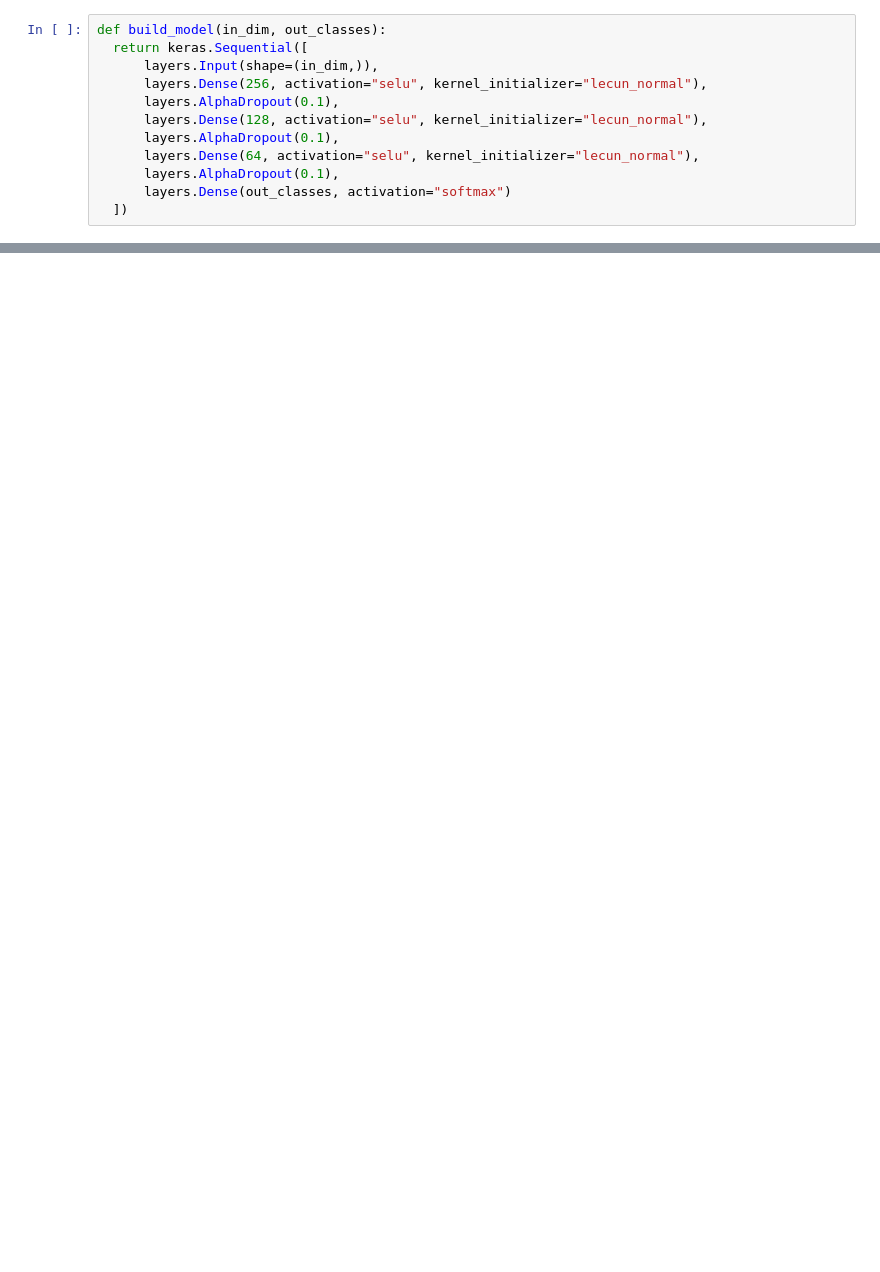
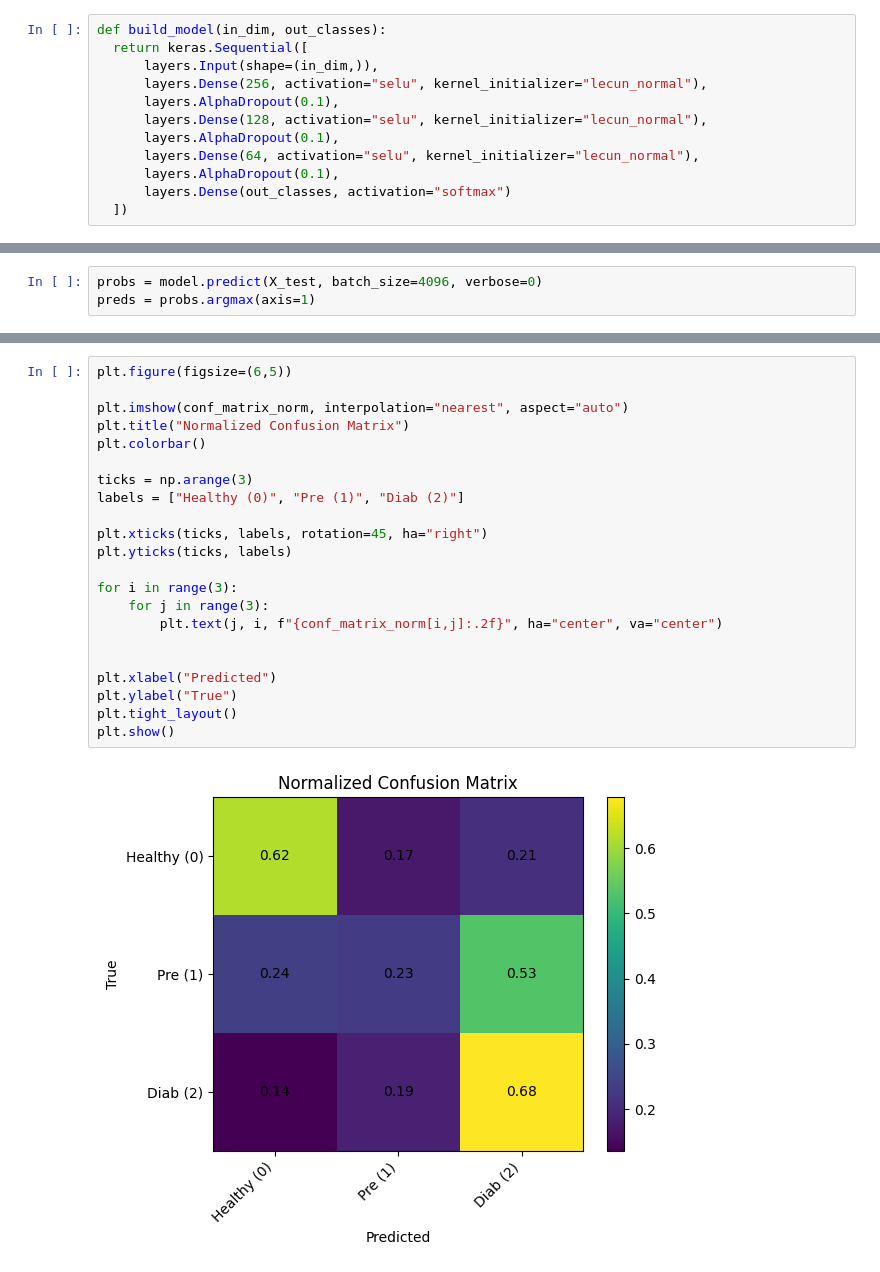
Before and after one commit to jkpoff/Data-Science-II-Group-Project, a Jupyter notebook: notebooks/TalhaNotebook.ipynb, the cells around one changed output, grey strips where cells are left out. Cells and saved outputs as stored; diff of their text form; blank space fills up the shorter version.

```diff
--- a/notebooks/TalhaNotebook.ipynb
+++ b/notebooks/TalhaNotebook.ipynb
@@ -77,0 +123,3 @@ batch_size = 1024
+# %%
+probs = model.predict(X_test, batch_size=4096, verbose=0)
+preds = probs.argmax(axis=1)
@@ -77,0 +185,24 @@ batch_size = 1024
+# %%
+plt.figure(figsize=(6,5))
+
+plt.imshow(conf_matrix_norm, interpolation="nearest", aspect="auto")
+plt.title("Normalized Confusion Matrix")
+plt.colorbar()
+
+ticks = np.arange(3)
+labels = ["Healthy (0)", "Pre (1)", "Diab (2)"]
+
+plt.xticks(ticks, labels, rotation=45, ha="right")
+plt.yticks(ticks, labels)
+
+for i in range(3):
+    for j in range(3):
+        plt.text(j, i, f"{conf_matrix_norm[i,j]:.2f}", ha="center", va="center")
+
+
+plt.xlabel("Predicted")
+plt.ylabel("True")
+plt.tight_layout()
+plt.show()
+# %% [output]
+[figure, added]
```
Also changed, not shown: parts of 14 cells of this notebook.
